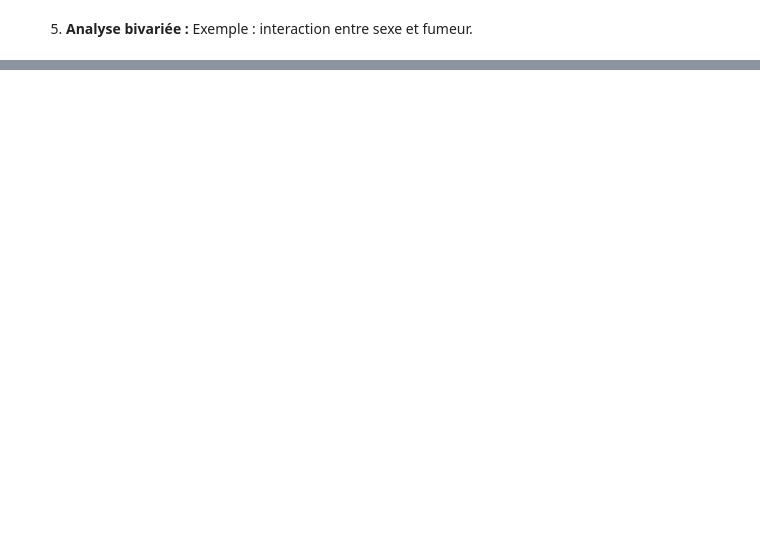
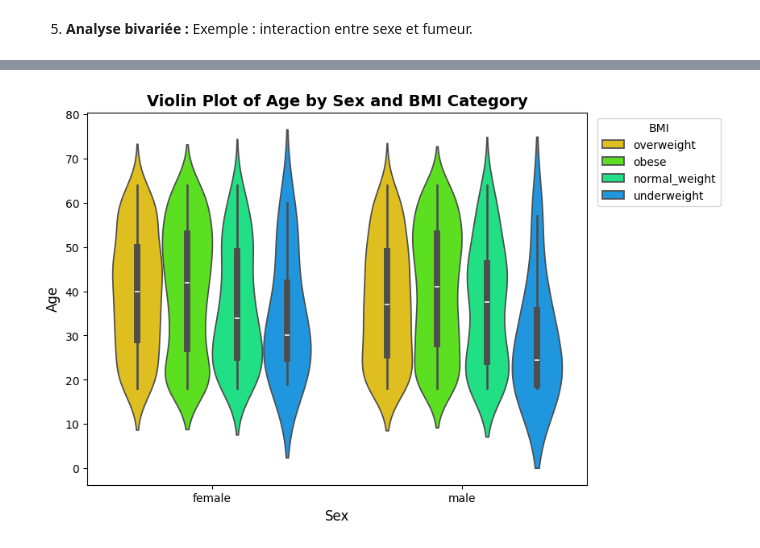
Before and after one commit to MichAdebayo/simplon_insurance_price_prediction, a Jupyter notebook: data_analysis.ipynb, the cells around one changed output, grey strips where cells are left out. Saved outputs shown, nothing was run; the diff lists cells and outputs as text; code cells hidden in the pictures; blank space fills up the shorter version.

```diff
--- a/data_analysis.ipynb
+++ b/data_analysis.ipynb
@@ -773,0 +784,11 @@ P-value: 2.9096383981259566e-05
+# %%
+# Create a violin plot with hue to compare male and female
+plt.figure(figsize=(8, 6))
+sns.violinplot(data=df_for_bivariate_analysis, x='sex', y='age', hue='weight_category')
+plt.title('Violin Plot of Age by Sex and BMI Category', fontsize=14, weight='bold')
+plt.xlabel('Sex', fontsize=12)
+plt.ylabel('Age', fontsize=12)
+plt.legend(title='BMI', loc='upper left', bbox_to_anchor=(1.01, 1), fontsize=10)
+plt.show()
+# %% [output]
+[figure, added]
```
Also changed, not shown: parts of 26 cells of this notebook.
